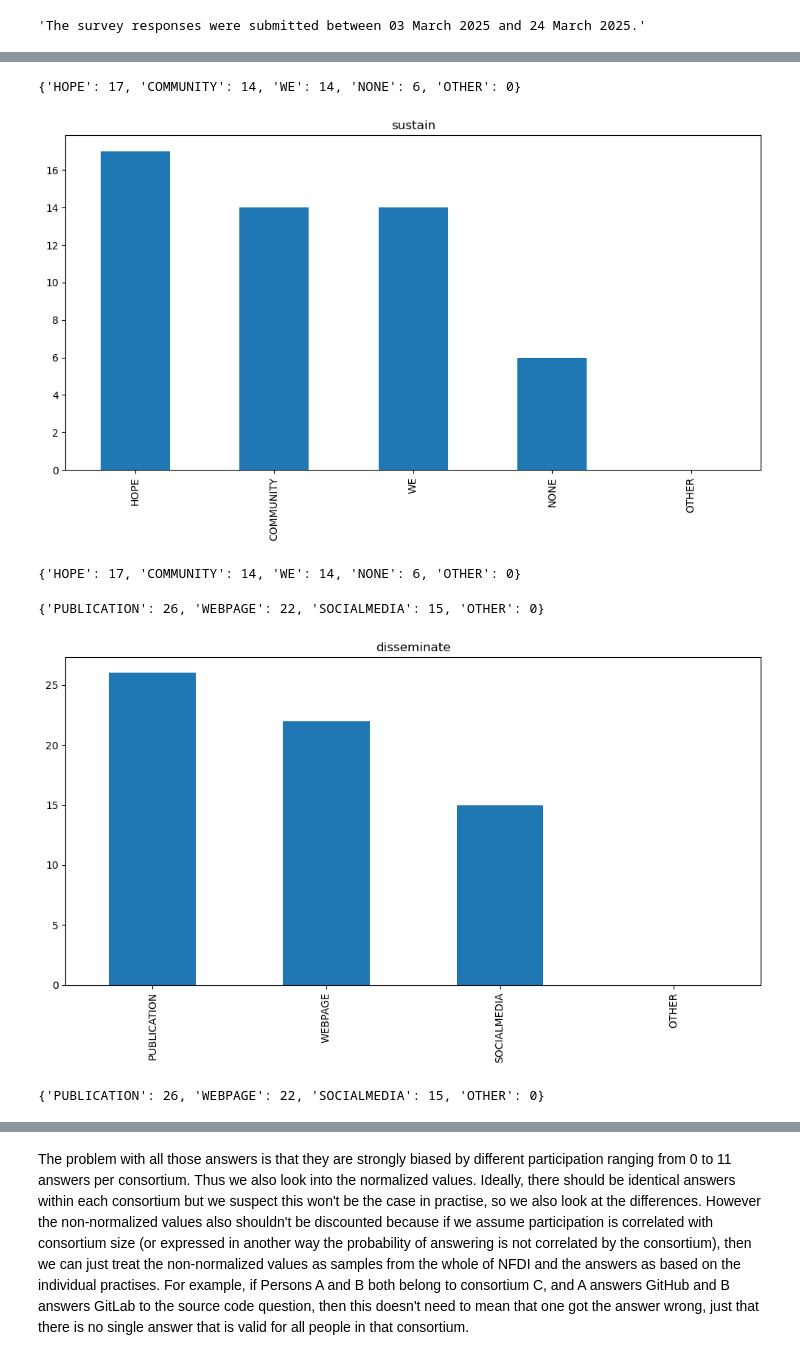
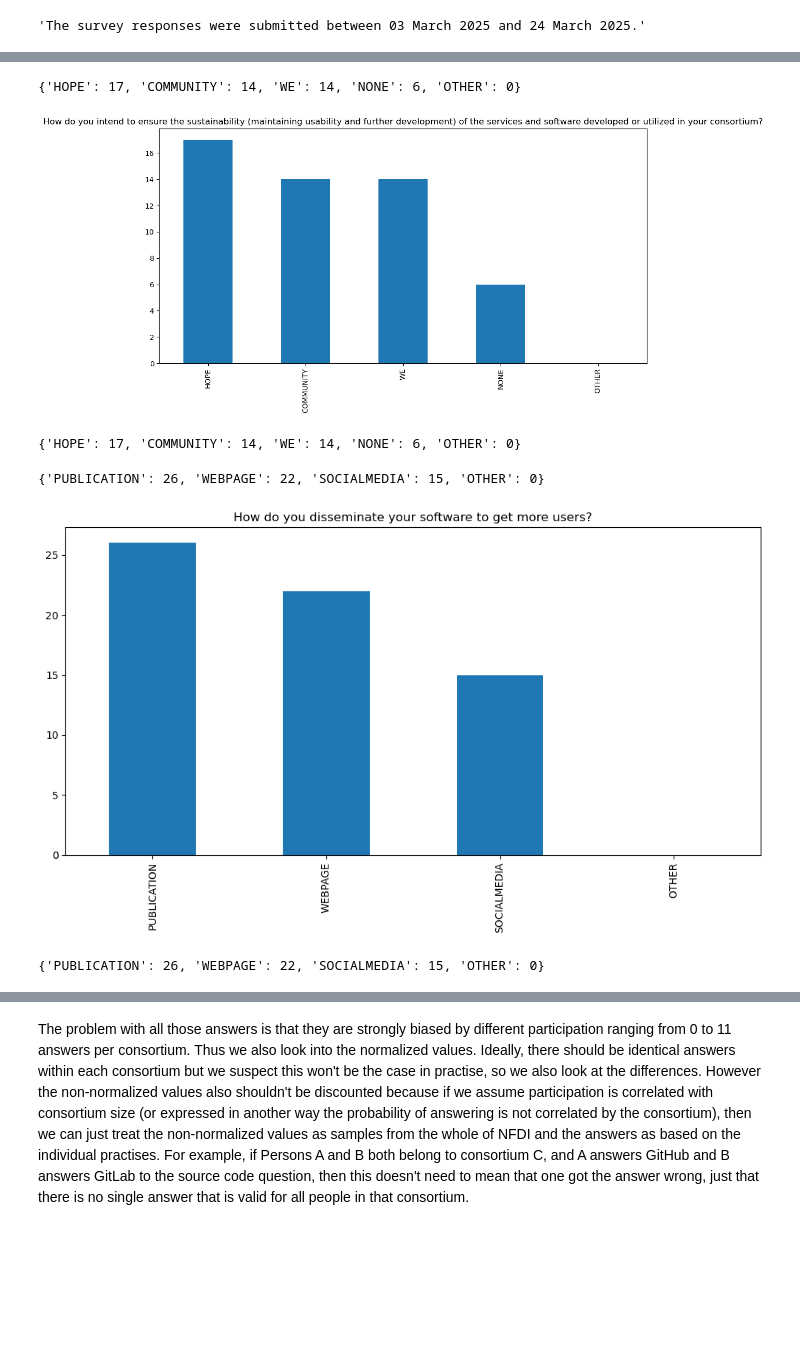
Before and after one commit to KonradHoeffner/softwaresurvey, a Jupyter notebook: results.ipynb, the cells around one changed output, grey strips where cells are left out. Drawn from its saved outputs; the diff is of its cells as text; code cells hidden in the pictures; blank space fills up the shorter version.

```diff
--- a/results.ipynb
+++ b/results.ipynb
@@ -18,7 +18,7 @@ display("The survey responses were submitted between "+mindate.strftime('%d %B %
 # %% [output]
 'The survey responses were submitted between 03 March 2025 and 24 March 2025.'
 # %%
-def col_count(prefix):
+def col_count(prefix,title):
     cols = {col for col in df.columns if isinstance(col, str) and col.startswith(prefix)}
     counts = {}
     for col in cols:
@@ -26,10 +26,19 @@ def col_count(prefix):
             counts[new_col_name] = int((df[col] == 'Y').sum())
     sorted_counts  = dict(sorted(counts.items(), key=lambda item: item[1], reverse=True))
     display(sorted_counts)
-    pd.Series(sorted_counts).plot(kind='bar', figsize=(10, 6), rot=90, title=prefix)
+    pd.Series(sorted_counts).plot(kind='bar', figsize=(10, 6), rot=90, title=title)
     plt.tight_layout()
     plt.show()
     return sorted_counts
 
-col_count("consortium")
+#cons_count = col_count("consortium","Which consortium do you report the solutions for?")
+
+def col_count_normalize(prefix,title):
+    cols = {col for col in df.columns if isinstance(col, str) and col.startswith(prefix)}
+    counts = {}
+    for col in cols:
+            new_col_name = re.sub(prefix+r"\[(.*)\]", lambda m: m.group(1).upper(), col)
+            display(df[col] == 'Y')
+
+col_count_normalize("consortium","Normalize test")
 # %% [output]
@@ -115,15 +238,15 @@ col_count("solutions")
  'OTHERCOMMENT': 0,
  'BUILDCOMMENT': 0}
 # %%
-col_count("sustain")
+col_count("sustain","How do you intend to ensure the sustainability (maintaining usability and further development) of the services and software developed or utilized in your consortium?")
 # %% [output]
 {'HOPE': 17, 'COMMUNITY': 14, 'WE': 14, 'NONE': 6, 'OTHER': 0}
-[figure, old version]
+[figure, new version]
 {'HOPE': 17, 'COMMUNITY': 14, 'WE': 14, 'NONE': 6, 'OTHER': 0}
 # %%
-col_count("disseminate")
+col_count("disseminate","How do you disseminate your software to get more users?")
 # %% [output]
 {'PUBLICATION': 26, 'WEBPAGE': 22, 'SOCIALMEDIA': 15, 'OTHER': 0}
-[figure, old version]
+[figure, new version]
 {'PUBLICATION': 26, 'WEBPAGE': 22, 'SOCIALMEDIA': 15, 'OTHER': 0}
 # %%
```
Also changed, not shown: parts of 6 cells of this notebook.
